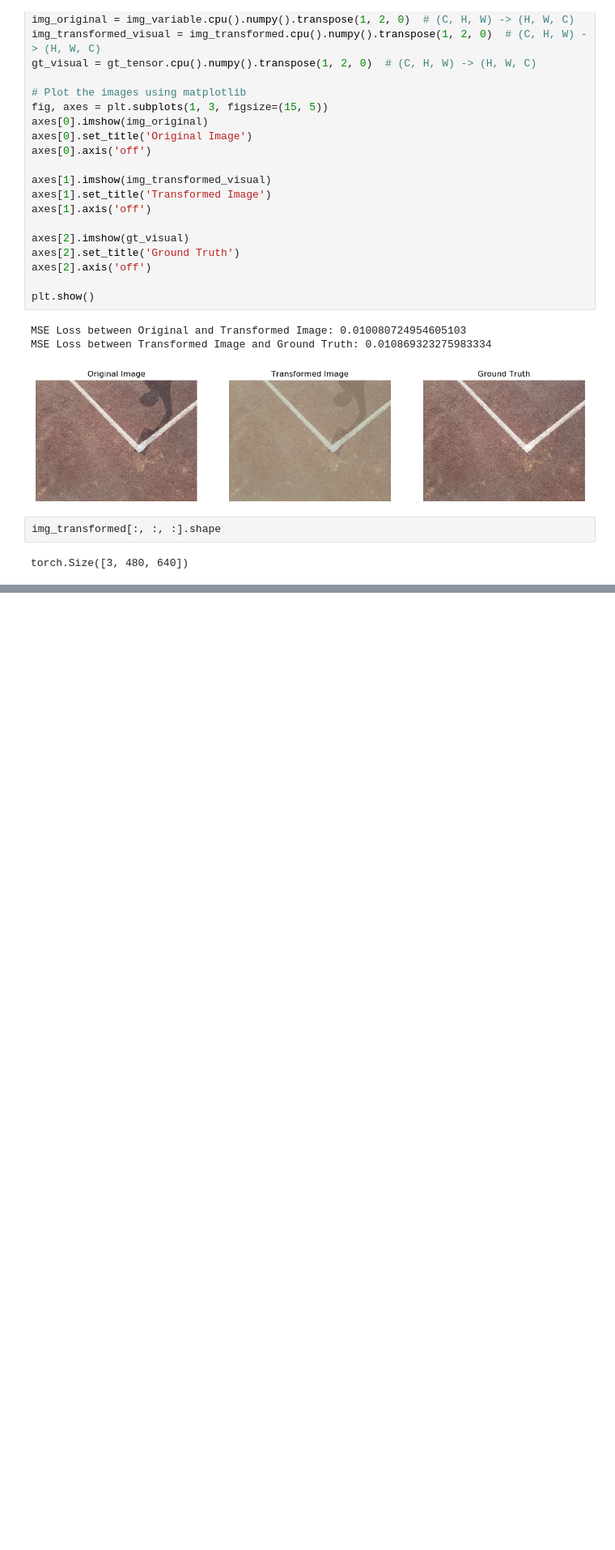
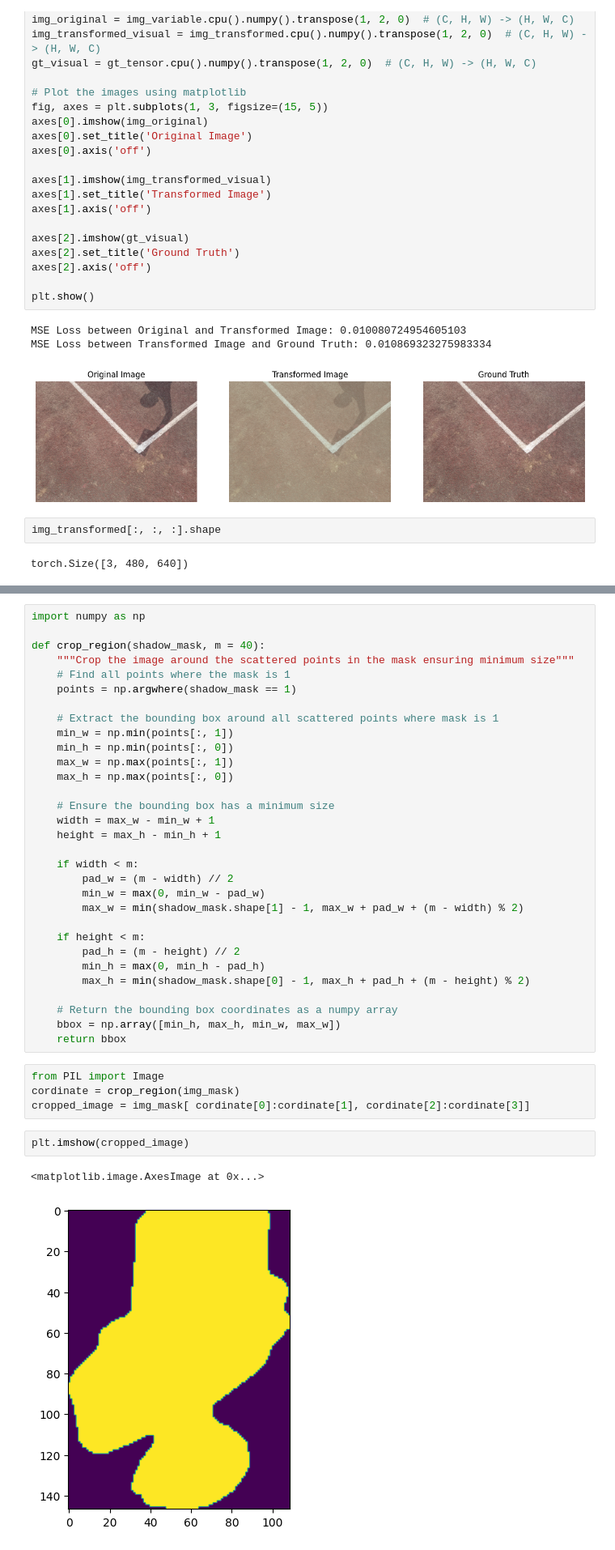
Before and after one commit to VHaardt/GL-OBI_Shadow-Removal, a Jupyter notebook: test_scripts/provvisorio.ipynb, the cells around one changed output, grey strips where cells are left out. Shown at 81% size. Cells and saved outputs as stored; diff of their text form; blank space fills up the shorter version.

```diff
--- a/test_scripts/provvisorio.ipynb
+++ b/test_scripts/provvisorio.ipynb
@@ -144,0 +299,40 @@ torch.Size([3, 480, 640])
+# %%
+import numpy as np
+
+def crop_region(shadow_mask, m = 40):
+    """Crop the image around the scattered points in the mask ensuring minimum size"""
+    # Find all points where the mask is 1
+    points = np.argwhere(shadow_mask == 1)
+
+    # Extract the bounding box around all scattered points where mask is 1
+    min_w = np.min(points[:, 1])
+    min_h = np.min(points[:, 0])
+    max_w = np.max(points[:, 1])
+    max_h = np.max(points[:, 0])
+
+    # Ensure the bounding box has a minimum size
+    width = max_w - min_w + 1
+    height = max_h - min_h + 1
+
+    if width < m:
+        pad_w = (m - width) // 2
+        min_w = max(0, min_w - pad_w)
+        max_w = min(shadow_mask.shape[1] - 1, max_w + pad_w + (m - width) % 2)
+
+    if height < m:
+        pad_h = (m - height) // 2
+        min_h = max(0, min_h - pad_h)
+        max_h = min(shadow_mask.shape[0] - 1, max_h + pad_h + (m - height) % 2)
+
+    # Return the bounding box coordinates as a numpy array
+    bbox = np.array([min_h, max_h, min_w, max_w])
+    return bbox
+# %%
+from PIL import Image
+cordinate = crop_region(img_mask)
+cropped_image = img_mask[ cordinate[0]:cordinate[1], cordinate[2]:cordinate[3]]
+# %%
+plt.imshow(cropped_image)
+# %% [output]
+<matplotlib.image.AxesImage at 0x...>
+[figure, added]
```
Also changed, not shown: parts of 30 cells of this notebook, 13 other files.
